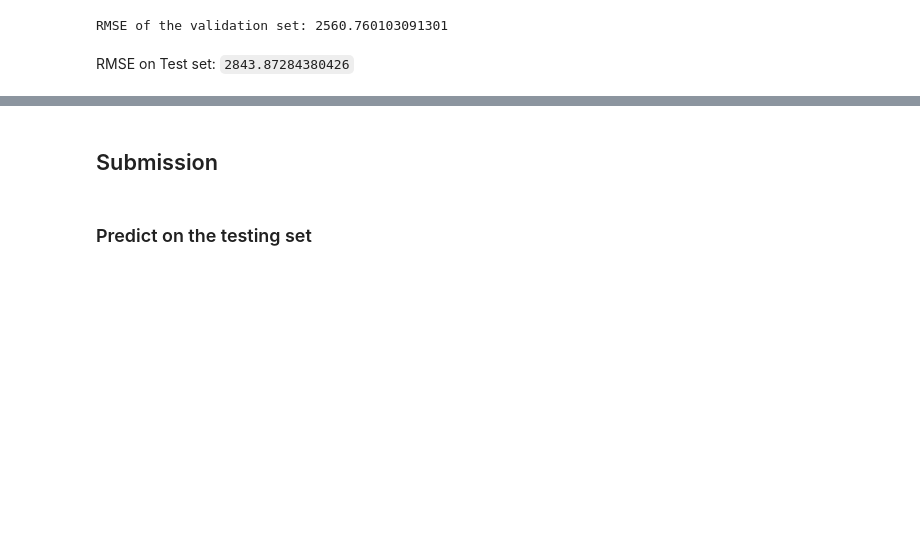
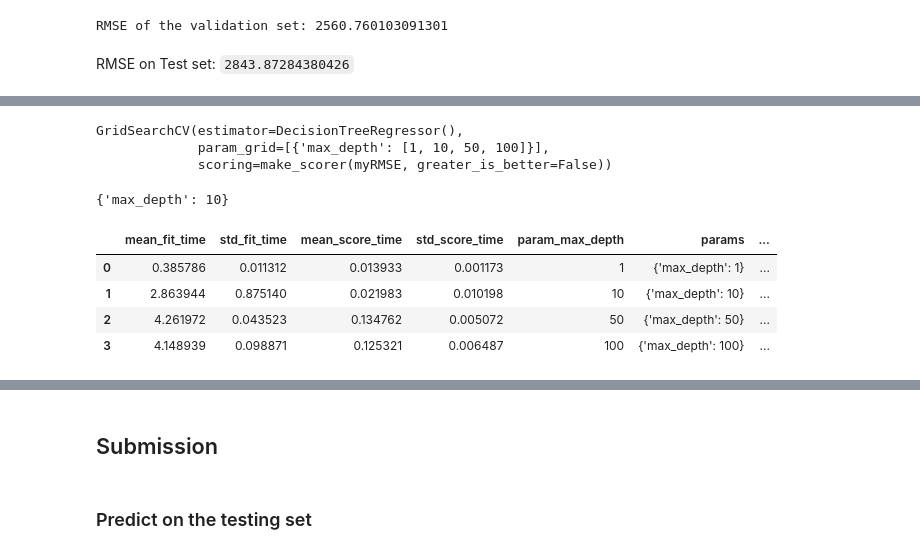
Before and after one commit to QuangDuc-HUST/ML.DSAI.20212.07.BlackFridayDayPrediction, a Jupyter notebook: src/ML_BlackFriday_Notebook_QD.ipynb, the cells around one changed output, grey strips where cells are left out. Drawn from its saved outputs; the diff is of its cells as text; code cells hidden in the pictures; blank space fills up the shorter version.

```diff
--- a/src/ML_BlackFriday_Notebook_QD.ipynb
+++ b/src/ML_BlackFriday_Notebook_QD.ipynb
@@ -699,0 +712,5 @@ RMSE on Test set: `2843.87284380426`
+# %%
+X_train, X_val, y_train, y_val = train_test_split(X, y, test_size = TEST_SIZE, random_state = RANDOM_STATE)
+# %%
+tuned_parameters = [
+      {'max_depth' : [1, 5, 10, 12, 15, 50, 100] }]
@@ -699,0 +719,19 @@ RMSE on Test set: `2843.87284380426`
+# %%
+dsCLF = GridSearchCV(DecisionTreeRegressor(), tuned_parameters, scoring = my_evaluation)
+dsCLF.fit(X_train,y_train)
+# %% [output]
+GridSearchCV(estimator=DecisionTreeRegressor(),
+             param_grid=[{'max_depth': [1, 10, 50, 100]}],
+             scoring=make_scorer(myRMSE, greater_is_better=False))
+# %%
+dsCLF.best_params_
+# %% [output]
+{'max_depth': 10}
+# %%
+pd.DataFrame.from_dict(dsCLF.cv_results_)
+# %% [output]
+|  | mean_fit_time | std_fit_time | mean_score_time | std_score_time | param_max_depth | params | ... |
+| 0 | 0.385786 | 0.011312 | 0.013933 | 0.001173 | 1 | {'max_depth': 1} | ... |
+| 1 | 2.863944 | 0.875140 | 0.021983 | 0.010198 | 10 | {'max_depth': 10} | ... |
+| 2 | 4.261972 | 0.043523 | 0.134762 | 0.005072 | 50 | {'max_depth': 50} | ... |
+| 3 | 4.148939 | 0.098871 | 0.125321 | 0.006487 | 100 | {'max_depth': 100} | ... |
```
Also changed, not shown: parts of 49 cells of this notebook.
